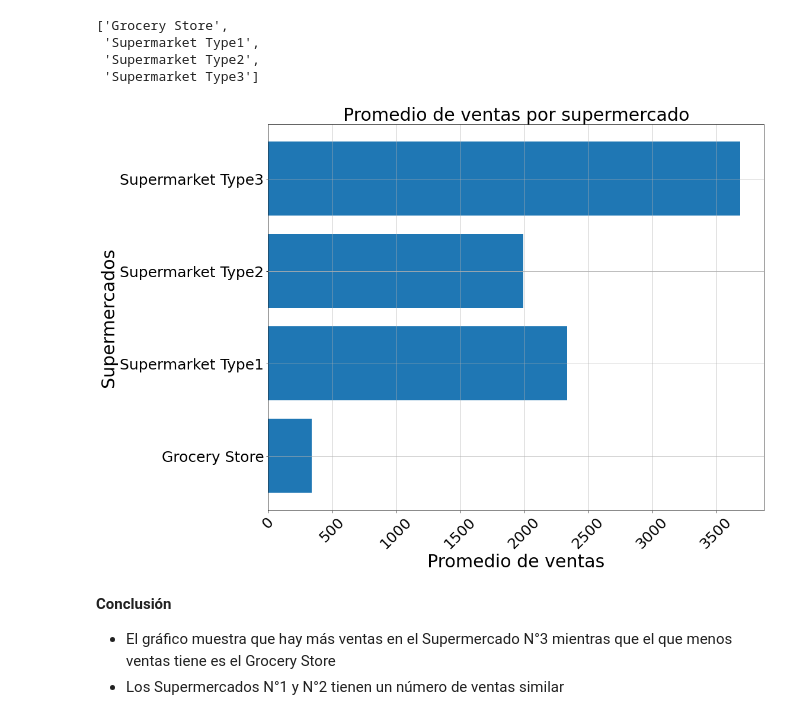
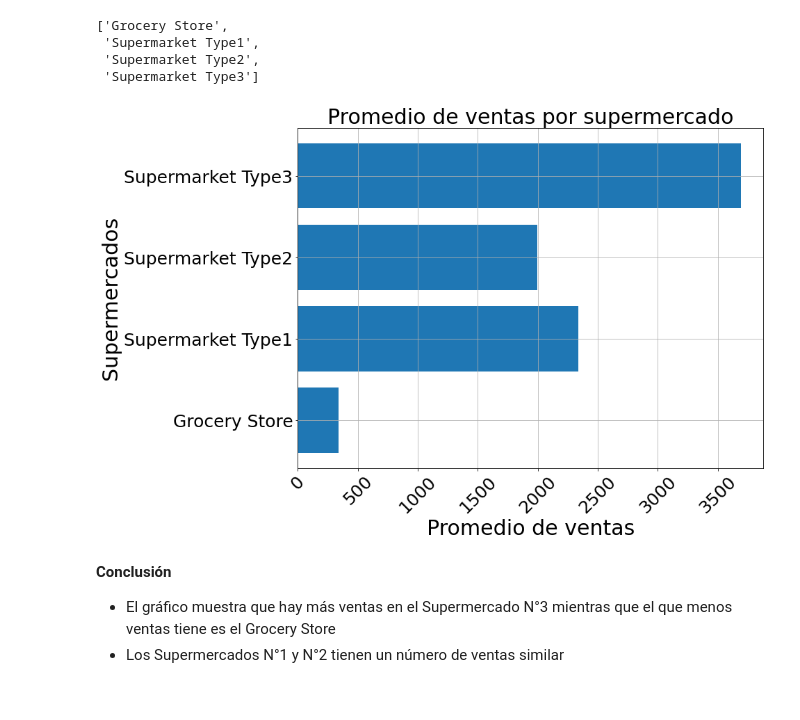
Before and after one commit to Nicolaser1102/predicciones_ventas_comida, a Jupyter notebook: Predicciones_venta_comida.ipynb, the cells around one changed output. Cells and saved outputs as stored; diff of their text form; code cells hidden in the pictures.

```diff
--- a/Predicciones_venta_comida.ipynb
+++ b/Predicciones_venta_comida.ipynb
@@ -315,19 +339,19 @@ grafico1_ejex
 # %%
 #definiendo los ejes x y y porcedemos a realizar un grafico de barras que nos muestre que
 #supermercado vende más
 
 #creamos gráfica
-plt.figure(figsize=(15,12))
+plt.figure(figsize=(12,9))
 plt.barh (grafico1_ejex,grafico1_ejey);
 plt.ylabel('Supermercados', fontsize=30)
 plt.xlabel('Promedio de ventas', fontsize=30)
 plt.title('Promedio de ventas por supermercado',fontsize=30)
 plt.xticks(rotation=45,fontsize = 25)
 plt.yticks(fontsize=25)
 plt.grid()
 plt.show()
 # %% [output]
-[figure, old version]
+[figure, new version]
 # %% [markdown]
 **Conclusión**
 - El gráfico muestra que hay más ventas en el Supermercado N°3 mientras que el que menos ventas tiene es el Grocery Store
```
Also changed, not shown: parts of 39 cells of this notebook.
